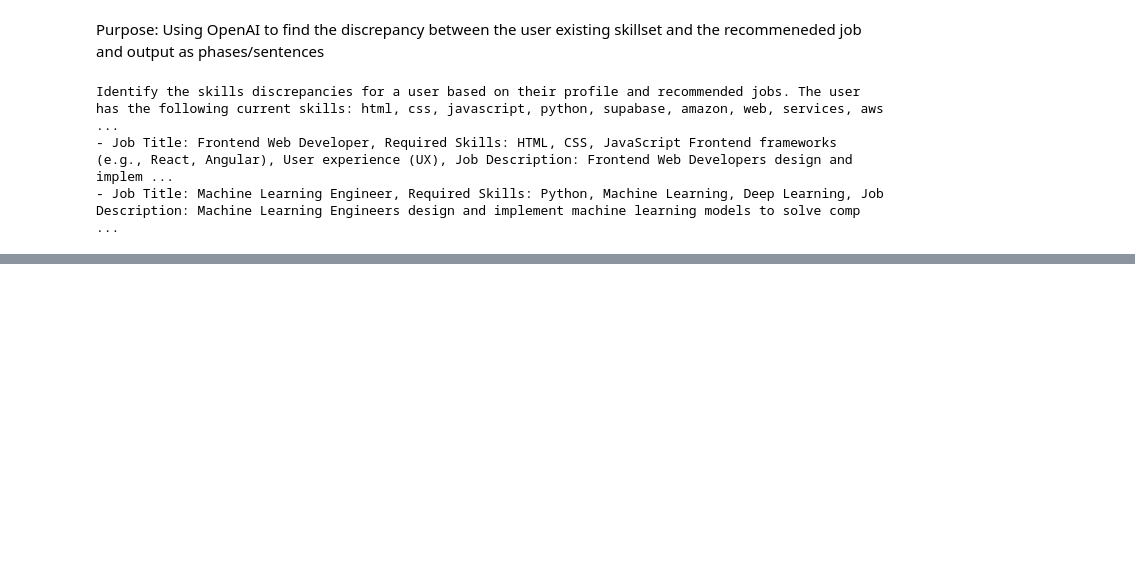
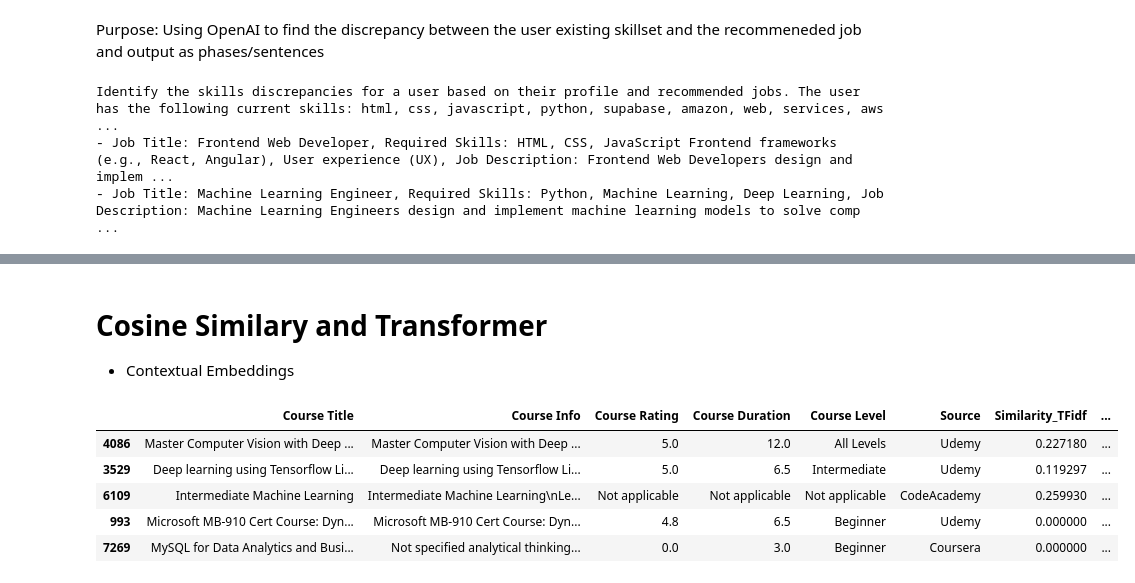
Before and after one commit to Xjkslhstxn/BT4222, a Jupyter notebook: OpenAI_xn.ipynb, the cells around one changed output, grey strips where cells are left out. Saved outputs shown, nothing was run; the diff lists cells and outputs as text; code cells hidden in the pictures; blank space fills up the shorter version.

```diff
--- a/OpenAI_xn.ipynb
+++ b/OpenAI_xn.ipynb
@@ -121,0 +133,3 @@ Frontend frameworks (e.g., React, Angular), User experience (UX) HTML, CSS, Java
+# %%
+skill_gap = [' '.join(filtered_tokens)]
+skill_gap
@@ -163,0 +237,3 @@ Recommended courses based on skill gap:
+# %%
+from gensim.models import KeyedVectors
+model = KeyedVectors.load_word2vec_format(output, binary=True)
@@ -163,0 +337,40 @@ Recommended courses based on skill gap:
+# %% [markdown]
+# Cosine Similary and Transformer
+- Contextual Embeddings
+# %%
+from transformers import BertTokenizer, BertModel
+import torch
+from sklearn.metrics.pairwise import cosine_similarity
+
+# Load pre-trained model tokenizer (vocabulary) and model
+tokenizer = BertTokenizer.from_pretrained('bert-base-uncased')
+model = BertModel.from_pretrained('bert-base-uncased')
+
+# Encode text
+def encode(text):
+    # Tokenize text and convert to input IDs, attention masks
+    encoded_input = tokenizer(text, padding=True, truncation=True, return_tensors='pt')
+    # Get the embeddings
+    with torch.no_grad():
+        model_output = model(**encoded_input)
+    # Take the mean of the sequence output (ignoring padding tokens)
+    return model_output.last_hidden_state.mean(dim=1)
+
+# Encode course info and skill gap
+course_vector_bert = course_info.apply(encode)
+skill_gap_embedding = encode(discrepancy)
+
+# Calculate cosine similarity
+course['Similarity_BERT'] = course_vector_bert.apply(lambda x: cosine_similarity(skill_gap_embedding, x)[0][0])
+
+# Get top N recommended courses
+top_n = 5
+recommended_courses = course.sort_values(by='Similarity_BERT', ascending=False).head(top_n)
+recommended_courses
+# %% [output]
+|  | Course Title | Course Info | Course Rating | Course Duration | Course Level | Source | Similarity_TFidf | ... |
+| 4086 | Master Computer Vision with Deep ... | Master Computer Vision with Deep ... | 5.0 | 12.0 | All Levels | Udemy | 0.227180 | ... |
+| 3529 | Deep learning using Tensorflow Li... | Deep learning using Tensorflow Li... | 5.0 | 6.5 | Intermediate | Udemy | 0.119297 | ... |
+| 6109 | Intermediate Machine Learning | Intermediate Machine Learning\nLe... | Not applicable | Not applicable | Not applicable | CodeAcademy | 0.259930 | ... |
+| 993 | Microsoft MB-910 Cert Course: Dyn... | Microsoft MB-910 Cert Course: Dyn... | 4.8 | 6.5 | Beginner | Udemy | 0.000000 | ... |
+| 7269 | MySQL for Data Analytics and Busi... | Not specified analytical thinking... | 0.0 | 3.0 | Beginner | Coursera | 0.000000 | ... |
```
Also changed, not shown: parts of 36 cells of this notebook, 21 other files.
